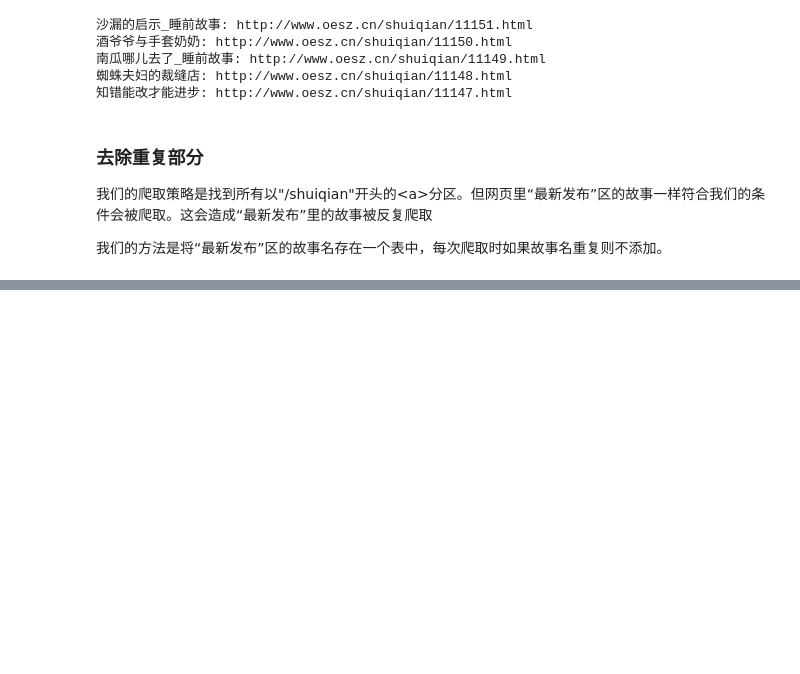
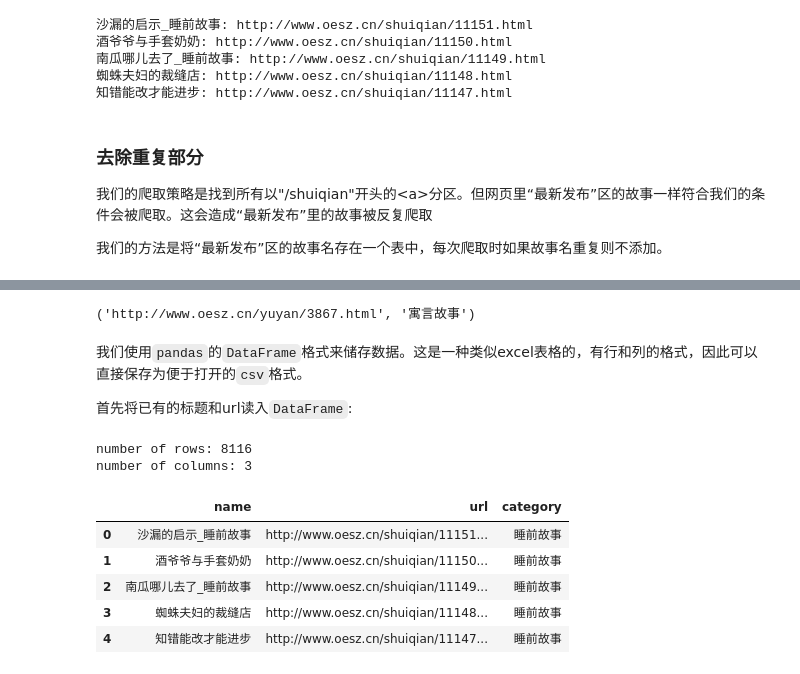
Before and after one commit to sgt1796/story_crawler, a Jupyter notebook: crawler_story_cn_oesz.ipynb, the cells around one changed output, grey strips where cells are left out. Drawn from its saved outputs; the diff is of its cells as text; code cells hidden in the pictures; blank space fills up the shorter version.

```diff
--- a/crawler_story_cn_oesz.ipynb
+++ b/crawler_story_cn_oesz.ipynb
@@ -204,0 +205,37 @@ for title in recent:
+# %%
+page_number = 2
+while True:
+    if page_number % 10 == 0:
+        print(f"Page {page_number}")
+    ## 重复Step 1-3
+    ## Step 1
+    response = requests.get(next_page)
+    response.encoding = 'utf-8'
+    soup = BeautifulSoup(response.text, 'html.parser')
+    ## Step 2.1
+    suffix = url.strip('/').split('/')[-1]
+    titles = soup.find_all('a', href=lambda x: x and x.startswith(f'/{suffix}/'))
+    ## Step 2.2
+    index = soup.find_all('a', href=lambda x: x and x.startswith(f'list_'))
+
+    ## Step 3: crawling the titles and links
+    for title in titles:
+        ## 如果标题在ignore里或者在recent_dict里，则跳过
+        if title.text.strip() in ignore or title.text.strip() in recent_dict.keys():
+            continue
+        titles_dict[title.text.strip()] = url_base + title['href'][1:]
+
+    next_page = None
+    for i in index:
+        if i.get_text().strip() == "下一页":
+            next_page = i['href']
+            break
+
+    ## 当下一页为空时, 退出循环
+    if not next_page:
+        break
+
+    next_page = url + next_page
+    page_number += 1
+
+print(f"Page {page_number}")
@@ -204,0 +519,24 @@ for title in recent:
+# %%
+titles_dict['梨子和苹果_寓言故事']
+# %% [output]
+('http://www.oesz.cn/yuyan/3867.html', '寓言故事')
+# %% [markdown]
+我们使用`pandas`的`DataFrame`格式来储存数据。这是一种类似excel表格的，有行和列的格式，因此可以直接保存为便于打开的`csv`格式。
+
+首先将已有的标题和url读入`DataFrame`:
+# %%
+data = [(name, info[0], info[1]) for name, info in titles_dict.items()]
+df = pd.DataFrame(data, columns=['name', 'url', 'category'])
+
+print(f"number of rows: {df.shape[0]}\nnumber of columns: {df.shape[1]}")
+
+df.head()
+# %% [output]
+number of rows: 8116
+number of columns: 3
+|  | name | url | category |
+| 0 | 沙漏的启示_睡前故事 | http://www.oesz.cn/shuiqian/11151... | 睡前故事 |
+| 1 | 酒爷爷与手套奶奶 | http://www.oesz.cn/shuiqian/11150... | 睡前故事 |
+| 2 | 南瓜哪儿去了_睡前故事 | http://www.oesz.cn/shuiqian/11149... | 睡前故事 |
+| 3 | 蜘蛛夫妇的裁缝店 | http://www.oesz.cn/shuiqian/11148... | 睡前故事 |
+| 4 | 知错能改才能进步 | http://www.oesz.cn/shuiqian/11147... | 睡前故事 |
```
Also changed, not shown: parts of 27 cells of this notebook, 1 other file.
